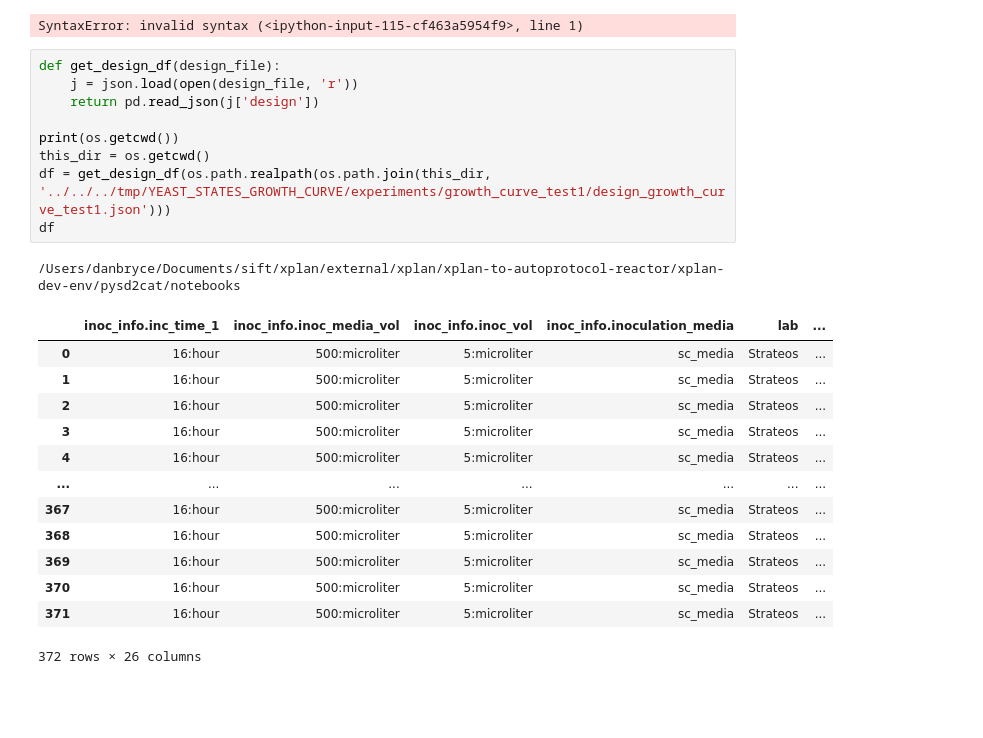
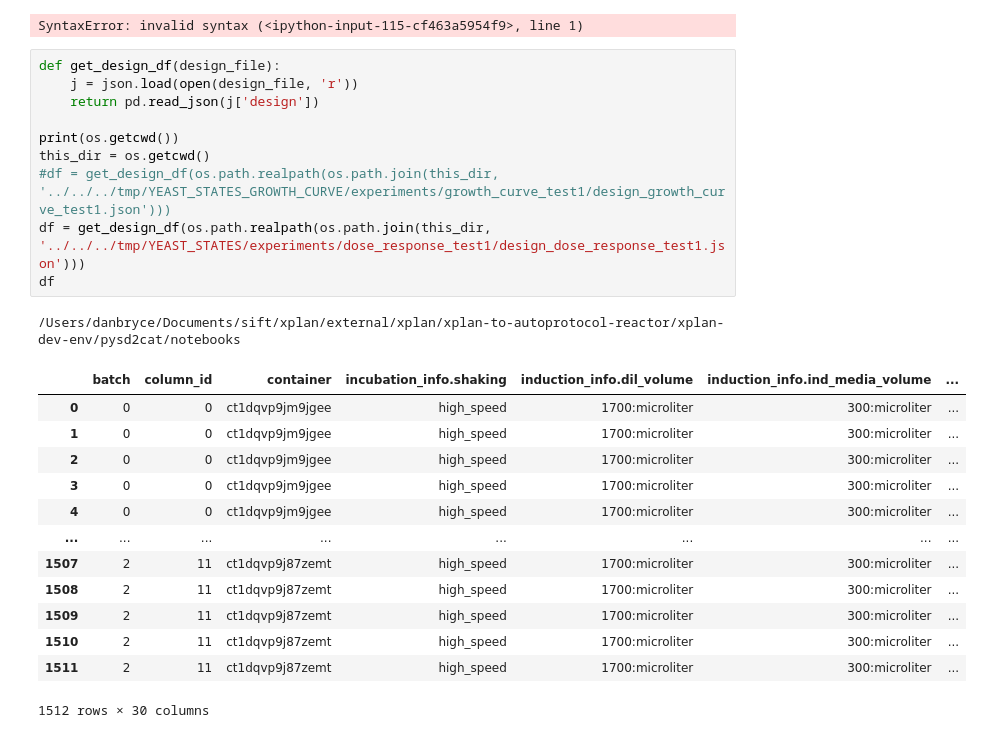
Before and after one commit to SD2E/pysd2cat, a Jupyter notebook: notebooks/scratch.ipynb, the cells around one changed output. Drawn from its saved outputs; the diff is of its cells as text; blank space fills up the shorter version.

```diff
--- a/notebooks/scratch.ipynb
+++ b/notebooks/scratch.ipynb
@@ -139,26 +152,27 @@ SyntaxError: invalid syntax (<ipython-input-115-cf463a5954f9>, line 1)
 # %%
 def get_design_df(design_file):
     j = json.load(open(design_file, 'r'))
     return pd.read_json(j['design'])
 
 print(os.getcwd())
 this_dir = os.getcwd()
-df = get_design_df(os.path.realpath(os.path.join(this_dir, '../../../tmp/YEAST_STATES_GROWTH_CURVE/experiments/growth_curve_test1/design_growth_curve_test1.json')))
+#df = get_design_df(os.path.realpath(os.path.join(this_dir, '../../../tmp/YEAST_STATES_GROWTH_CURVE/experiments/growth_curve_test1/design_growth_curve_test1.json')))
+df = get_design_df(os.path.realpath(os.path.join(this_dir, '../../../tmp/YEAST_STATES/experiments/dose_response_test1/design_dose_response_test1.json')))
 df
 # %% [output]
 /Users/danbryce/Documents/sift/xplan/external/xplan/xplan-to-autoprotocol-reactor/xplan-dev-env/pysd2cat/notebooks
-|  | inoc_info.inc_time_1 | inoc_info.inoc_media_vol | inoc_info.inoc_vol | inoc_info.inoculation_media | lab | ... |
-| 0 | 16:hour | 500:microliter | 5:microliter | sc_media | Strateos | ... |
-| 1 | 16:hour | 500:microliter | 5:microliter | sc_media | Strateos | ... |
-| 2 | 16:hour | 500:microliter | 5:microliter | sc_media | Strateos | ... |
-| 3 | 16:hour | 500:microliter | 5:microliter | sc_media | Strateos | ... |
-| 4 | 16:hour | 500:microliter | 5:microliter | sc_media | Strateos | ... |
-| ... | ... | ... | ... | ... | ... | ... |
-| 367 | 16:hour | 500:microliter | 5:microliter | sc_media | Strateos | ... |
-| 368 | 16:hour | 500:microliter | 5:microliter | sc_media | Strateos | ... |
-| 369 | 16:hour | 500:microliter | 5:microliter | sc_media | Strateos | ... |
-| 370 | 16:hour | 500:microliter | 5:microliter | sc_media | Strateos | ... |
-| 371 | 16:hour | 500:microliter | 5:microliter | sc_media | Strateos | ... |
+|  | batch | column_id | container | incubation_info.shaking | induction_info.dil_volume | induction_info.ind_media_volume | ... |
+| 0 | 0 | 0 | ct1dqvp9jm9jgee | high_speed | 1700:microliter | 300:microliter | ... |
+| 1 | 0 | 0 | ct1dqvp9jm9jgee | high_speed | 1700:microliter | 300:microliter | ... |
+| 2 | 0 | 0 | ct1dqvp9jm9jgee | high_speed | 1700:microliter | 300:microliter | ... |
+| 3 | 0 | 0 | ct1dqvp9jm9jgee | high_speed | 1700:microliter | 300:microliter | ... |
+| 4 | 0 | 0 | ct1dqvp9jm9jgee | high_speed | 1700:microliter | 300:microliter | ... |
+| ... | ... | ... | ... | ... | ... | ... | ... |
+| 1507 | 2 | 11 | ct1dqvp9j87zemt | high_speed | 1700:microliter | 300:microliter | ... |
+| 1508 | 2 | 11 | ct1dqvp9j87zemt | high_speed | 1700:microliter | 300:microliter | ... |
+| 1509 | 2 | 11 | ct1dqvp9j87zemt | high_speed | 1700:microliter | 300:microliter | ... |
+| 1510 | 2 | 11 | ct1dqvp9j87zemt | high_speed | 1700:microliter | 300:microliter | ... |
+| 1511 | 2 | 11 | ct1dqvp9j87zemt | high_speed | 1700:microliter | 300:microliter | ... |
-372 rows × 26 columns
+1512 rows × 30 columns
 # %%
 #f.loc[df.batch==1] #.drop(columns='id').drop_duplicates()
```
Also changed, not shown: parts of 7 cells of this notebook.
